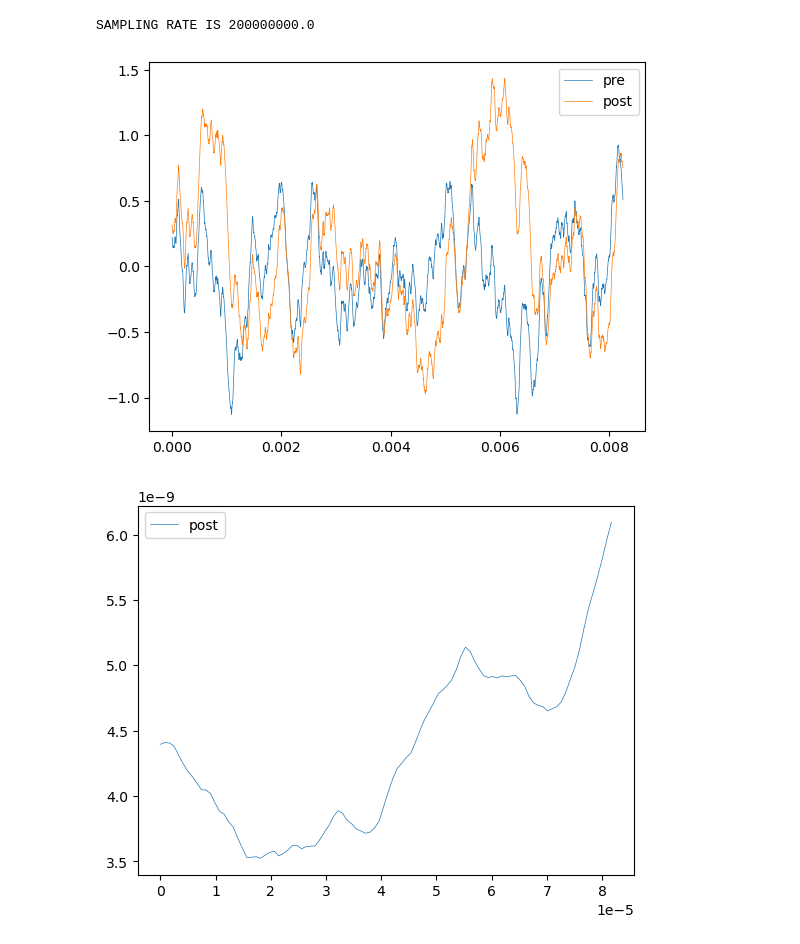
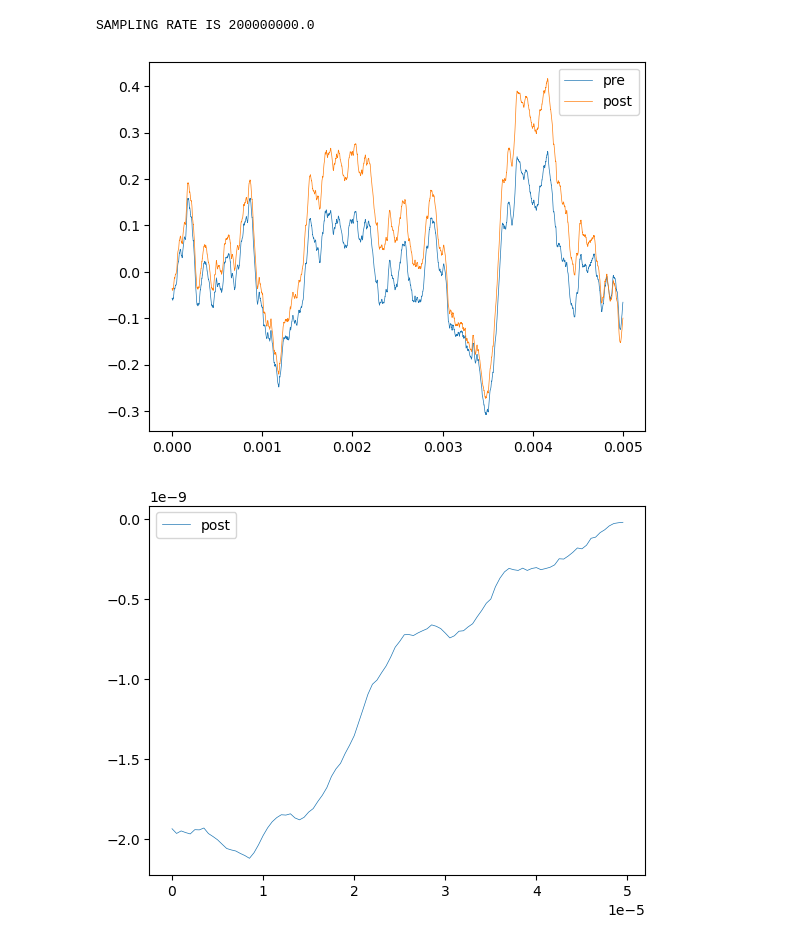
Before and after one commit to mcthumann/Brownian_Data_Analysis, a Jupyter notebook: polished_scripts/save_to_csv.ipynb, the cells around one changed output. Saved outputs shown, nothing was run; the diff lists cells and outputs as text; code cells hidden in the pictures.

```diff
--- a/polished_scripts/save_to_csv.ipynb
+++ b/polished_scripts/save_to_csv.ipynb
@@ -3,11 +3,11 @@
 
 # File
 # filename = r"C:\Users\mcthu\OneDrive\Desktop\Lab Data\20250131\EODLast3"
-filename = r"C:\Users\mcthu\OneDrive\Desktop\Lab Data\20250129\5pm2"
+filename = r"C:\Users\mcthu\OneDrive\Desktop\Lab Data\New_Detector_data\use_data-selected"
 #EODLast3 - 41-46
-offset = 426967933
-num_files = 6
-traces_per_file = 2
+offset = 100910524
+num_files = 1
+traces_per_file = 8
 
 # For the ballistic content data
 #EOD3
@@ -25,9 +25,9 @@ traces_per_file = 2
 #4.464 micron
 
 # Found by verifying where the noise cumulative VPSD reaches 4% of signal cumulative VPSD
-bin_num = 165
+bin_num = 100
 # (V^2/m^2) Found by fitting to PSD
-V = 51.198e14
+V = 357582919501679.9
 # (Hz) Found where low f noise begins to dominate in the PSD
 high_pass = 100
 # %%
@@ -143,7 +133,7 @@ SAMPLING RATE IS 200000000.0
 
 # We will appky the following to the signal S:   U = S/T    -->  U = S*T/(T^2 + L^2)      where U is the underlying signal, S is the raw signal, T is the transfer function and L is some paramter lambda
 
-def transfer_func(f):
+def transfer_func1(f):
     C = 1 / (10**-6*1000)
     x_c = 1j*f*2*np.pi
     A = 4000
@@ -151,43 +141,52 @@ def transfer_func(f):
     RC_high_pass = x_c / (x_c+C)
     return Sallen_key*RC_high_pass
 
+def low_freq_fit(f):
+    C = 1 / (10**-6*1000)
+    x_c = 1j*f*2*np.pi
+    #A = 4000
+    A = 4.66255013e+03
+    Sallen_key = x_c**2 / (x_c**2 + A*x_c + 15909216.44677893/3)
+    RC_high_pass = x_c / (x_c +C)
+    return np.abs(Sallen_key)
+
 # This number (100Hz) was found by visually inspecting the PSD, observing where the low f noise takes over (100Hz), and choosing lamda to be the magnitude of the transfer function at 100Hz so that the lamda term begins to take over when f > 100 Hz
-lda = np.abs(transfer_func(high_pass))
+lda = np.abs(low_freq_fit(high_pass))
 
 traces_post_transfer = []
 
 for trace in traces:
     # apply the transfer and convert back
     freq_domain_data = scipy.fft.fft(trace)
     frequencies = scipy.fft.fftfreq(len(trace), time[1] - time[0])
-    transfer = transfer_func(frequencies)
+    transfer = low_freq_fit(frequencies)
 
     freq_domain_data_transfer = (freq_domain_data*np.conj(transfer))/(np.real(transfer)**2 + np.imag(transfer)**2 + lda**2)
     data = np.fft.ifft(freq_domain_data_transfer)
 
     traces_post_transfer.append(np.real(data))
 
 
 plt.plot(time[:10000], traces[0][:10000], label = "pre", linewidth=.5)
 plt.plot(time[:10000], traces_post_transfer[0][:10000], label = "post", linewidth=.5)
 plt.legend()
 plt.show()
 
 # Visualize transfer functions
 
 # frequencies1 = scipy.fft.fftfreq(len(traces[0]), time[1] - time[0])
 # transfer1 = transfer_func(frequencies1)
 #
 # plt.plot(frequencies1, np.abs(transfer1), ".", label="Transfer Function", linewidth=.5)
 # plt.plot(frequencies1, np.abs((np.real(transfer1)**2 + np.imag(transfer1)**2 + lda**2)/np.conj(transfer1)), ".", label="Effective Transfer Function", linewidth=.5)
 # plt.ylim(bottom=1e-8)
 # plt.xscale("log")
 # plt.yscale("log")
 # plt.axvline(x = 100, color = "r", linestyle = "--")
 # plt.legend()
 # plt.show()
 # %% [output]
-[figure, old version]
+[figure, new version]
 # %%
 # Convert volts to meters
 # This factor was found by fitting to the PSD
@@ -204,7 +203,7 @@ plt.plot(time[:100], traces_post_meter[0][:100], label = "post", linewidth=.5)
 plt.legend()
 plt.show()
 # %% [output]
-[figure, old version]
+[figure, new version]
 # %%
 # Apply second order finite differences to find velocity traces
 
```
Also changed, not shown: parts of 9 cells of this notebook, 3 other files.
